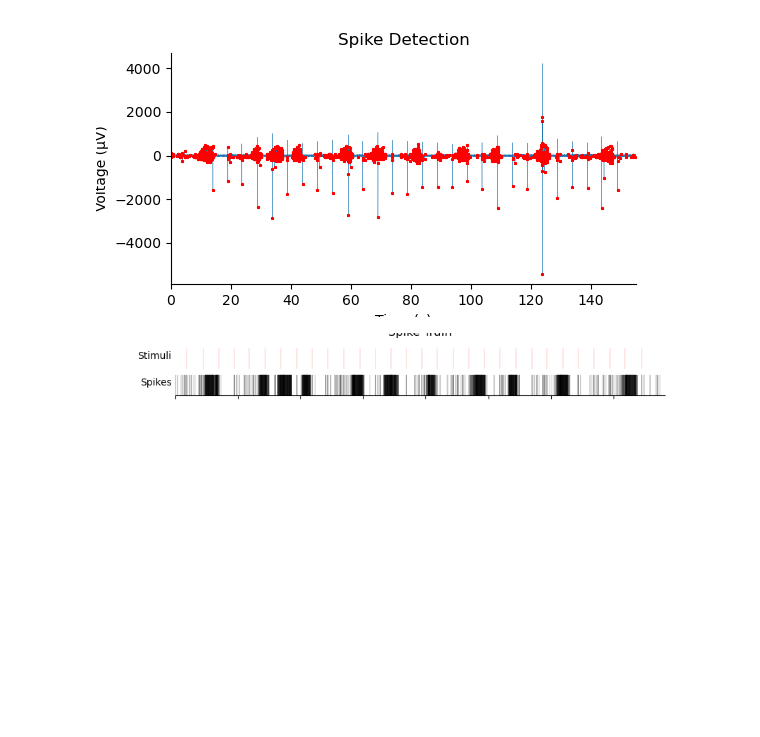
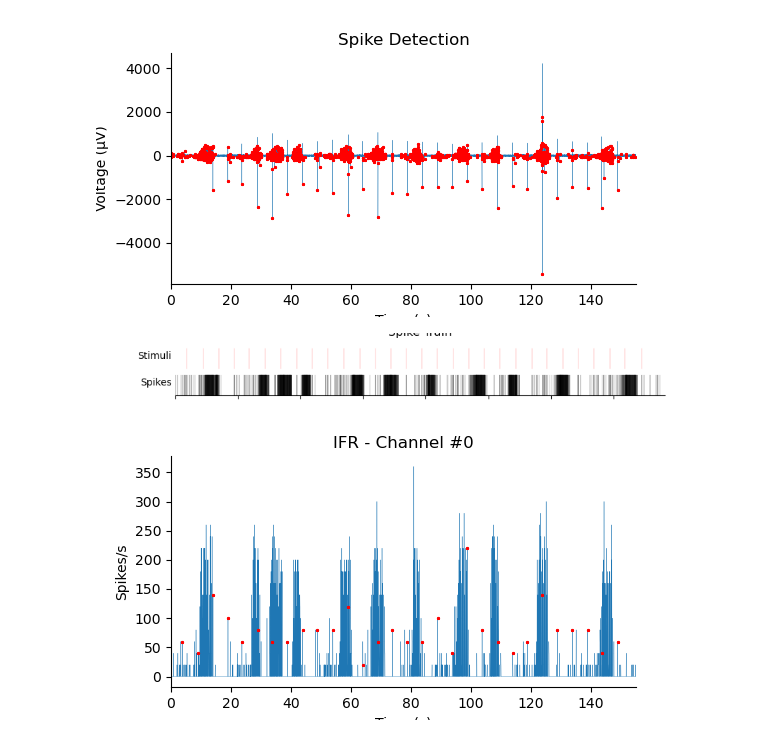
Before and after one commit to FrancescoNegri/neural-signal-analysis-project, a Jupyter notebook: nb_preprocessing.ipynb, the cells around one changed output. Drawn from its saved outputs; the diff is of its cells as text; code cells hidden in the pictures; blank space fills up the shorter version.

Commit message:
Update preprocessing notebook

```diff
--- a/nb_preprocessing.ipynb
+++ b/nb_preprocessing.ipynb
@@ -17,6 +21,11 @@ f.close()
 
 sampling_frequency = settings['sampling_frequency']
 sampling_time = 1 / sampling_frequency
+resampling_frequency = settings['resampling_frequency']
+resampling_time = 1 / resampling_frequency
+
+frequency_ratio = sampling_frequency / resampling_frequency
+
 signal_duration = settings['signal_duration']
 
 group = settings['group']
@@ -26,6 +35,10 @@ areas = list(settings['areas'].keys())
 areas_labels = [settings['areas'][area]['label'] for area in areas]
 n_channels = settings['n_channels']
 n_stimuli = settings['n_stimuli']
+
+bin_duration = settings['IFR_bin_duration']
+trial_duration = settings['trial_duration']
+trial_duration_view = settings['trial_duration_view']
 # %%
 # Parameters Setting
 conditions_idx = 0
@@ -123,5 +136,12 @@ ns.visualization.plot_spikes(filtered_data, spikes_idxs, sampling_time=sampling_
 [figure]
 # %%
 ns.visualization.plot_spike_train([spikes_idxs, stimulus_idxs], channel_labels=['Spikes', 'Stimuli'], color=['#000000', '#FF0000'], linewidth=0.15, sampling_time=sampling_time, figsize=(9, 1), dpi=100, ylabel='')
+spike_train = ns.utils.convert_spikes_idxs_to_spike_train(spikes_idxs, sampling_time, duration=signal_duration)
 # %% [output]
 [figure]
+# %%
+# IFR Computation
+IFR, bin_samples = preprocessing.get_IFR(spike_train, bin_duration, sampling_time)
+ns.visualization.plot_spikes(IFR, stimulus_idxs, sampling_time=sampling_time, title='IFR - Channel #' + str(channel), ylabel='Spikes/s')
+# %% [output]
+[figure, added]
```
Also changed, not shown: parts of 4 cells of this notebook, 1 other file.
